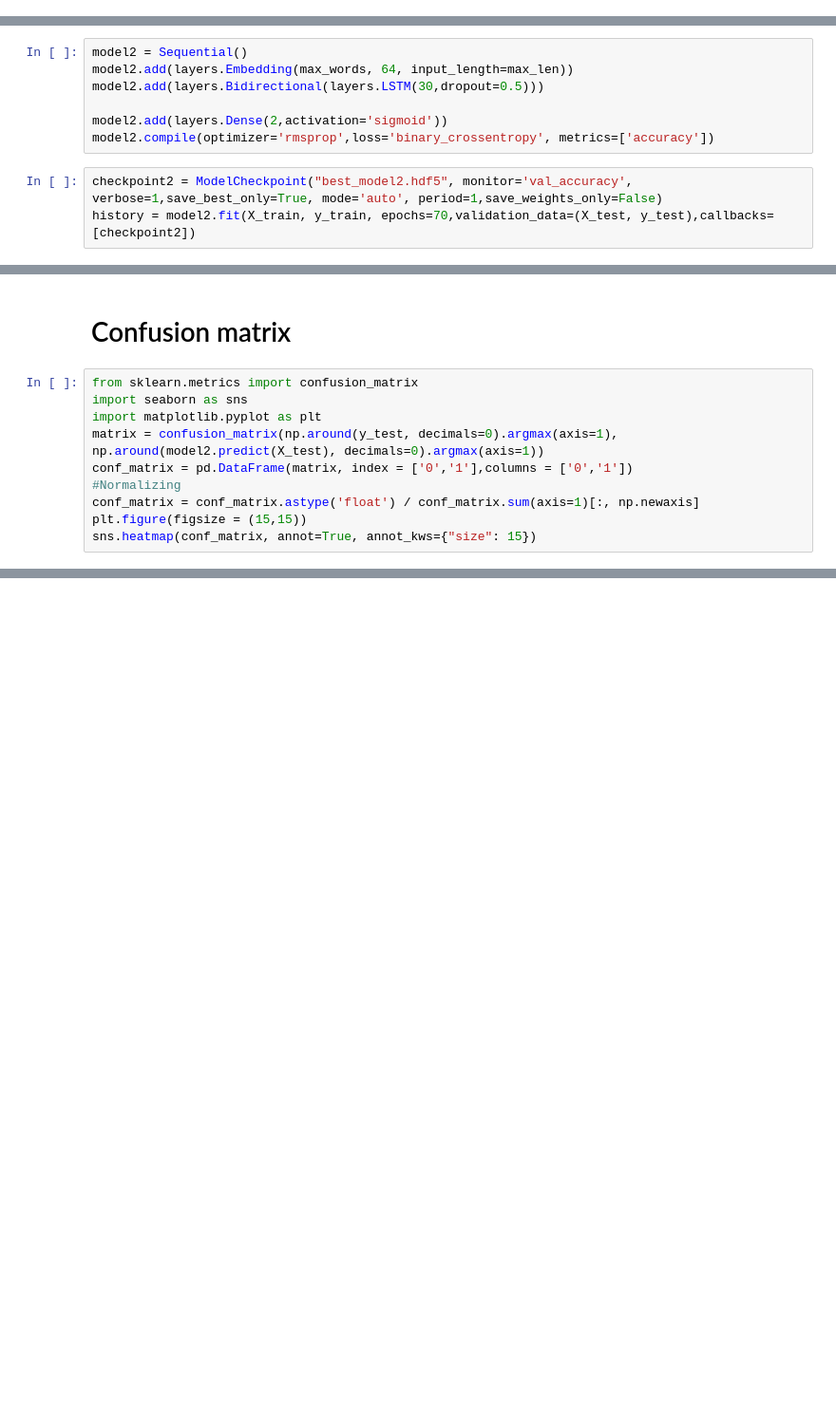
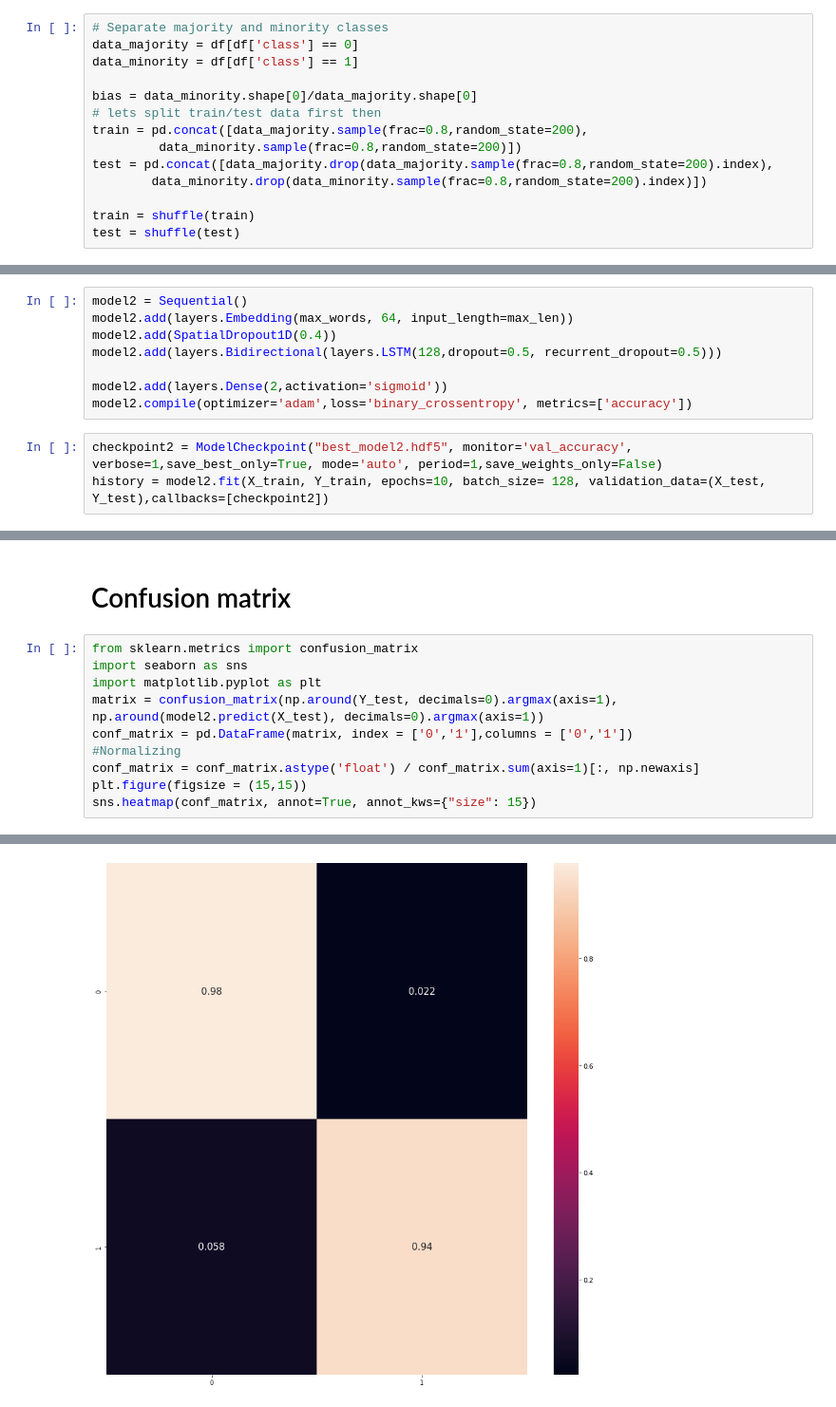
Before and after one commit to sgit0002/YMseekA, a Jupyter notebook: Iteration-3/final.ipynb, the cells around one changed output, grey strips where cells are left out. Shown at 95% size. Saved outputs shown, nothing was run; the diff lists cells and outputs as text; blank space fills up the shorter version.

```diff
--- a/Iteration-3/final.ipynb
+++ b/Iteration-3/final.ipynb
@@ -134,0 +268,14 @@ embedding_layer = Embedding(10000, 64)
+# %%
+# Separate majority and minority classes
+data_majority = df[df['class'] == 0]
+data_minority = df[df['class'] == 1]
+
+bias = data_minority.shape[0]/data_majority.shape[0]
+# lets split train/test data first then
+train = pd.concat([data_majority.sample(frac=0.8,random_state=200),
+         data_minority.sample(frac=0.8,random_state=200)])
+test = pd.concat([data_majority.drop(data_majority.sample(frac=0.8,random_state=200).index),
+        data_minority.drop(data_minority.sample(frac=0.8,random_state=200).index)])
+
+train = shuffle(train)
+test = shuffle(test)
@@ -264,13 +396,14 @@ sns.heatmap(conf_matrix, annot=True, annot_kws={"size": 15})
 # %%
 model2 = Sequential()
 model2.add(layers.Embedding(max_words, 64, input_length=max_len))
-model2.add(layers.Bidirectional(layers.LSTM(30,dropout=0.5)))
+model2.add(SpatialDropout1D(0.4))
+model2.add(layers.Bidirectional(layers.LSTM(128,dropout=0.5, recurrent_dropout=0.5)))
 
 model2.add(layers.Dense(2,activation='sigmoid'))
-model2.compile(optimizer='rmsprop',loss='binary_crossentropy', metrics=['accuracy'])
+model2.compile(optimizer='adam',loss='binary_crossentropy', metrics=['accuracy'])
 # %%
 checkpoint2 = ModelCheckpoint("best_model2.hdf5", monitor='val_accuracy', verbose=1,save_best_only=True, mode='auto', period=1,save_weights_only=False)
-history = model2.fit(X_train, y_train, epochs=70,validation_data=(X_test, y_test),callbacks=[checkpoint2])
+history = model2.fit(X_train, Y_train, epochs=10, batch_size= 128, validation_data=(X_test, Y_test),callbacks=[checkpoint2])
 # %% [output]
 WARNING:tensorflow:`period` argument is deprecated. Please use `save_freq` to specify the frequency in number of batches seen.
 WARNING:tensorflow:`period` argument is deprecated. Please use `save_freq` to specify the frequency in number of batches seen.
@@ -297,9 +430,10 @@ Epoch 00070: val_accuracy did not improve from 0.94512
 from sklearn.metrics import confusion_matrix
 import seaborn as sns
 import matplotlib.pyplot as plt
-matrix = confusion_matrix(np.around(y_test, decimals=0).argmax(axis=1), np.around(model2.predict(X_test), decimals=0).argmax(axis=1))
+matrix = confusion_matrix(np.around(Y_test, decimals=0).argmax(axis=1), np.around(model2.predict(X_test), decimals=0).argmax(axis=1))
 conf_matrix = pd.DataFrame(matrix, index = ['0','1'],columns = ['0','1'])
 #Normalizing
 conf_matrix = conf_matrix.astype('float') / conf_matrix.sum(axis=1)[:, np.newaxis]
 plt.figure(figsize = (15,15))
 sns.heatmap(conf_matrix, annot=True, annot_kws={"size": 15})
+# %% [output]
@@ -305,0 +441 @@ sns.heatmap(conf_matrix, annot=True, annot_kws={"size": 15})
+[figure, added]
```
Also changed, not shown: parts of 45 cells of this notebook, 1 other file.
